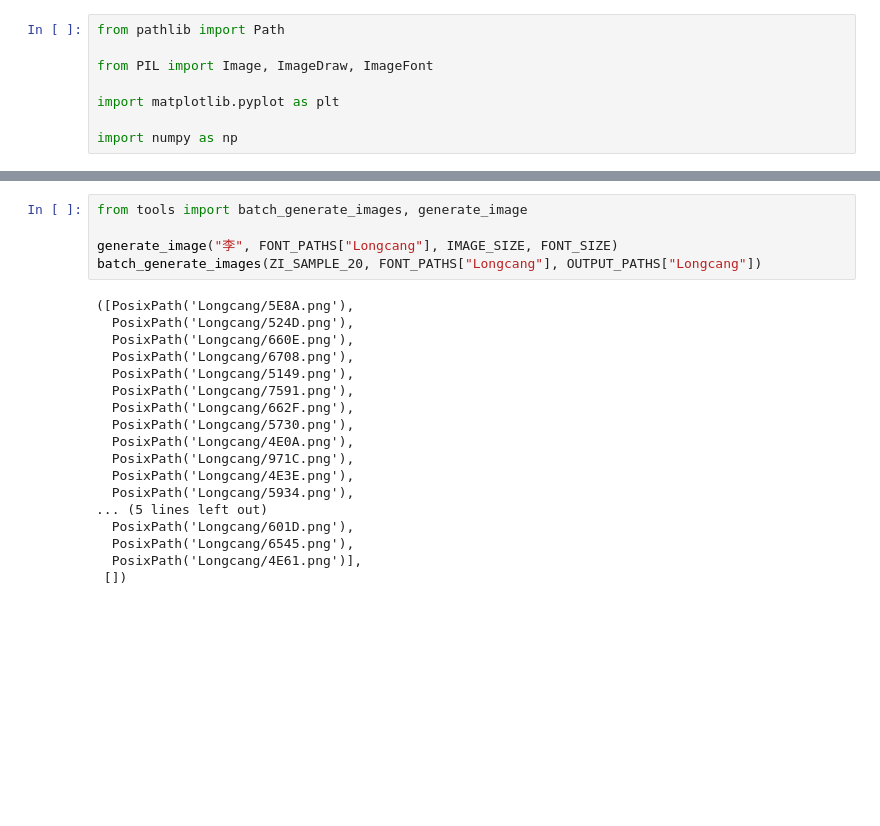
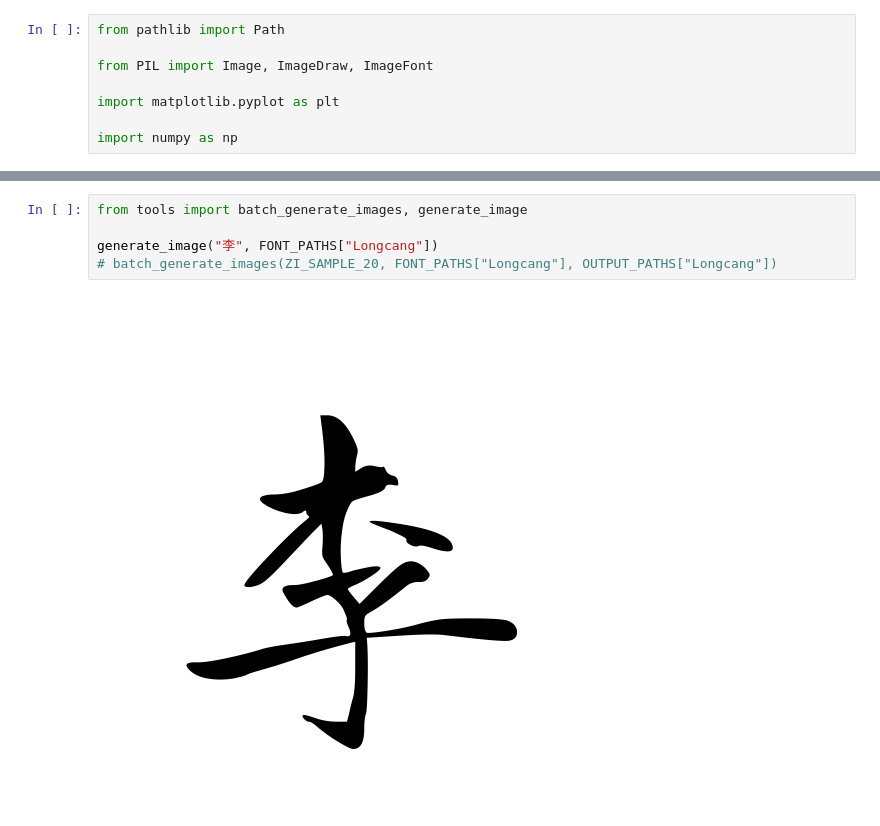
Before and after one commit to Leamon-Lee/zi-font, a Jupyter notebook: 000-dataset/000-001-font2pic.ipynb, the cells around one changed output, grey strips where cells are left out. Cells and saved outputs as stored; diff of their text form; blank space fills up the shorter version.

```diff
--- a/000-dataset/000-001-font2pic.ipynb
+++ b/000-dataset/000-001-font2pic.ipynb
@@ -43,23 +43,7 @@ ZI_SAMPLE_20 = "床前明月光疑是地上霜举头望明月低头思故乡"
 # %%
 from tools import batch_generate_images, generate_image
 
-generate_image("李", FONT_PATHS["Longcang"], IMAGE_SIZE, FONT_SIZE)
-batch_generate_images(ZI_SAMPLE_20, FONT_PATHS["Longcang"], OUTPUT_PATHS["Longcang"])
+generate_image("李", FONT_PATHS["Longcang"])
+# batch_generate_images(ZI_SAMPLE_20, FONT_PATHS["Longcang"], OUTPUT_PATHS["Longcang"])
 # %% [output]
-([PosixPath('Longcang/5E8A.png'),
-  PosixPath('Longcang/524D.png'),
-  PosixPath('Longcang/660E.png'),
-  PosixPath('Longcang/6708.png'),
-  PosixPath('Longcang/5149.png'),
-  PosixPath('Longcang/7591.png'),
-  PosixPath('Longcang/662F.png'),
-  PosixPath('Longcang/5730.png'),
-  PosixPath('Longcang/4E0A.png'),
-  PosixPath('Longcang/971C.png'),
-  PosixPath('Longcang/4E3E.png'),
-  PosixPath('Longcang/5934.png'),
-... (5 lines left out)
-  PosixPath('Longcang/601D.png'),
-  PosixPath('Longcang/6545.png'),
-  PosixPath('Longcang/4E61.png')],
- [])
+[figure, added]
```
Also changed, not shown: parts of 1 cell of this notebook, 18 other files.
